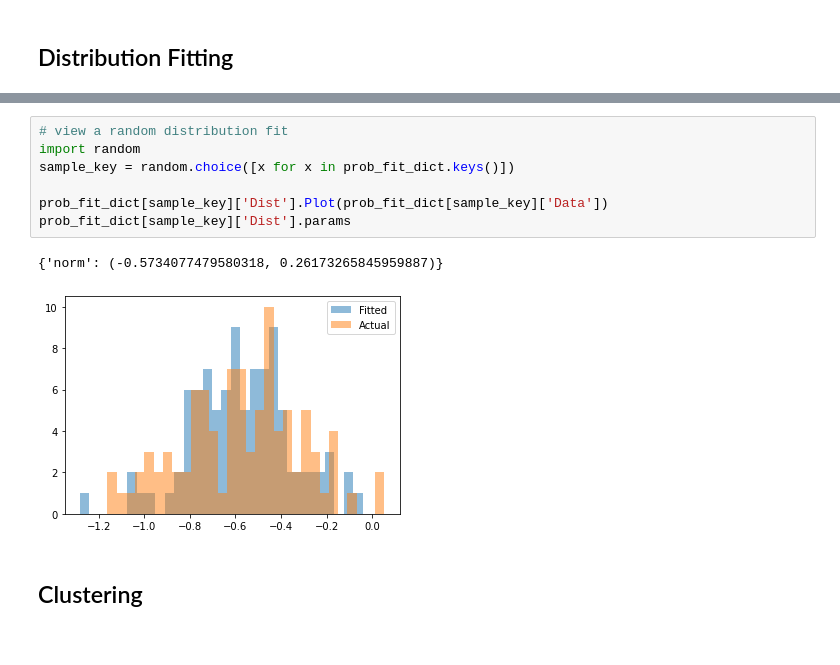
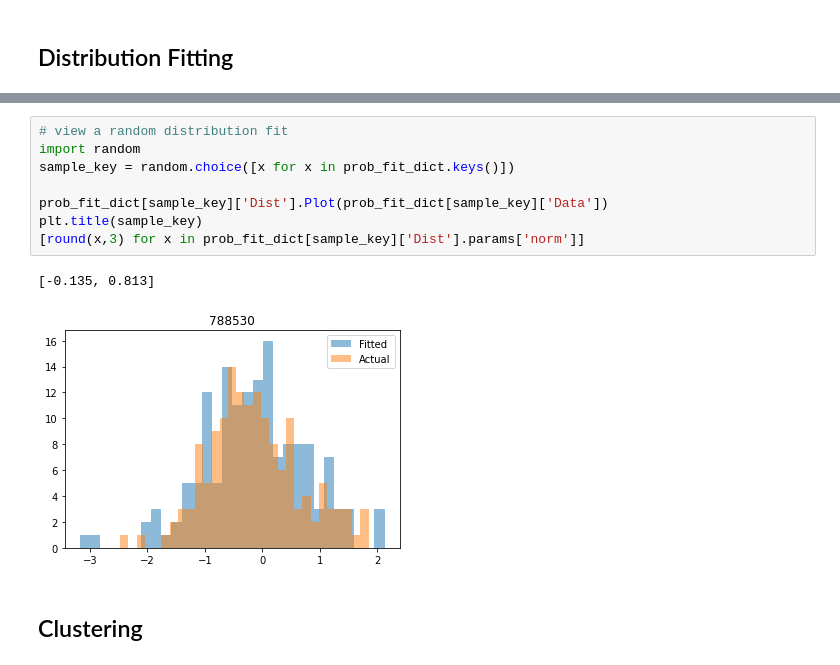
Before and after one commit to wowJasonCorderoy/elasticity, a Jupyter notebook: scripts/MEAT_elasticity.ipynb, the cells around one changed output, grey strips where cells are left out. Cells and saved outputs as stored; diff of their text form.

```diff
--- a/scripts/MEAT_elasticity.ipynb
+++ b/scripts/MEAT_elasticity.ipynb
@@ -420,13 +442,14 @@ for sample_article in df.Article.unique():
 # %%
 # view a random distribution fit
 import random
 sample_key = random.choice([x for x in prob_fit_dict.keys()])
 
 prob_fit_dict[sample_key]['Dist'].Plot(prob_fit_dict[sample_key]['Data'])
-prob_fit_dict[sample_key]['Dist'].params
+plt.title(sample_key)
+[round(x,3) for x in prob_fit_dict[sample_key]['Dist'].params['norm']]
 # %% [output]
-{'norm': (-0.5734077479580318, 0.26173265845959887)}
+[-0.135, 0.813]
-[figure, old version]
+[figure, new version]
 # %% [markdown]
 ## Clustering
 # %%
```
Also changed, not shown: parts of 20 cells of this notebook.
